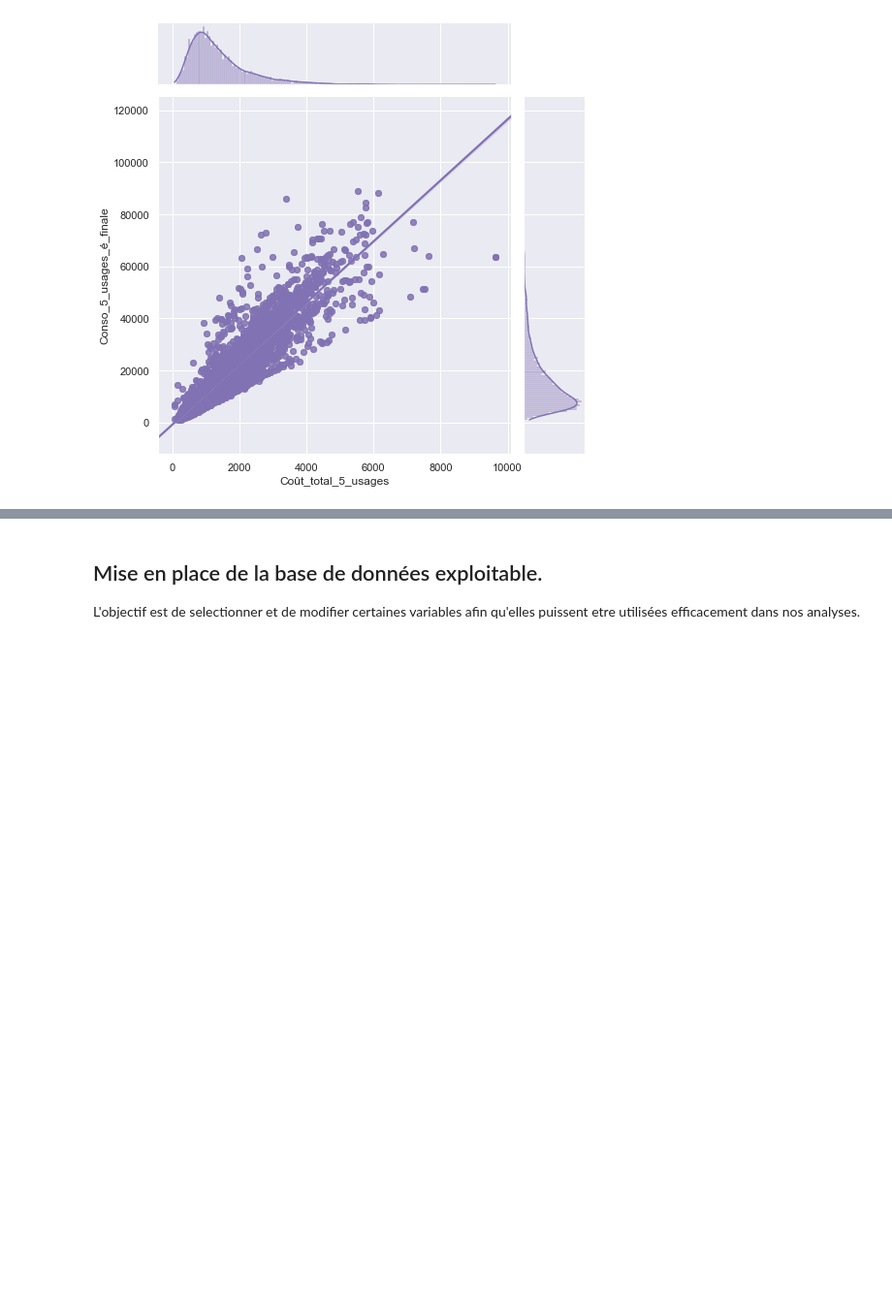
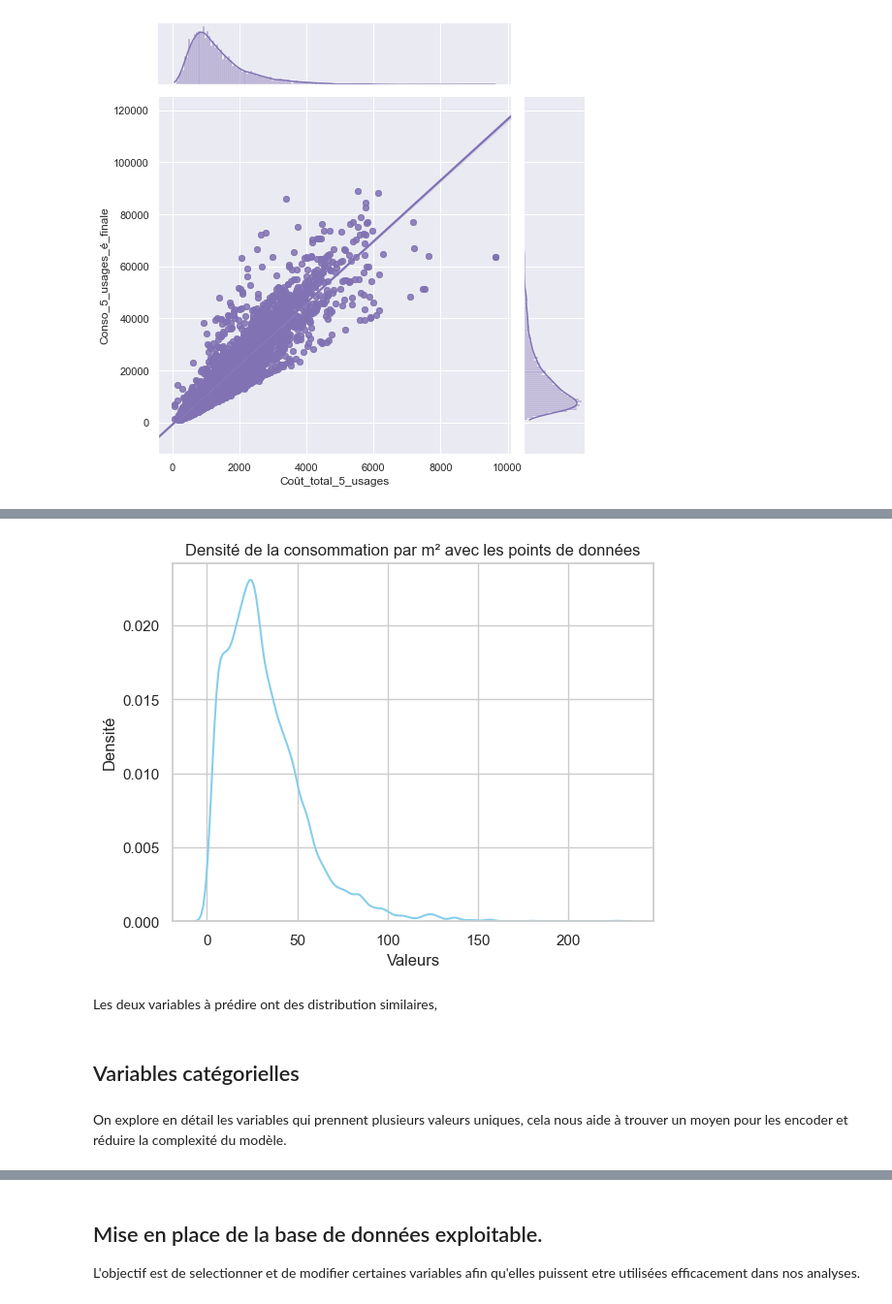
Before and after one commit to LACHQER-Wiam/Projet-Python, a Jupyter notebook: data.ipynb, the cells around one changed output, grey strips where cells are left out. Shown at 97% size. Saved outputs shown, nothing was run; the diff lists cells and outputs as text; code cells hidden in the pictures; blank space fills up the shorter version.

```diff
--- a/data.ipynb
+++ b/data.ipynb
@@ -237,0 +340,13 @@ plt.show()
+# %%
+sns.set(style="whitegrid")
+sns.kdeplot(df["Emission_GES_5_usages_par_m²"], color="skyblue")
+plt.title('Densité de la consommation par m² avec les points de données')
+plt.xlabel('Valeurs')
+plt.ylabel('Densité')
+plt.show()
+# %% [output]
+[figure, added]
+# %% [markdown]
+Les deux variables à prédire ont des distribution similaires,
+# %% [markdown]
+## Variables catégorielles
@@ -237,0 +369,2 @@ plt.show()
+# %% [markdown]
+On explore en détail les variables qui prennent plusieurs valeurs uniques, cela nous aide à trouver un moyen pour les encoder et réduire la complexité du modèle.
```
Also changed, not shown: parts of 37 cells of this notebook, 2 other files.
